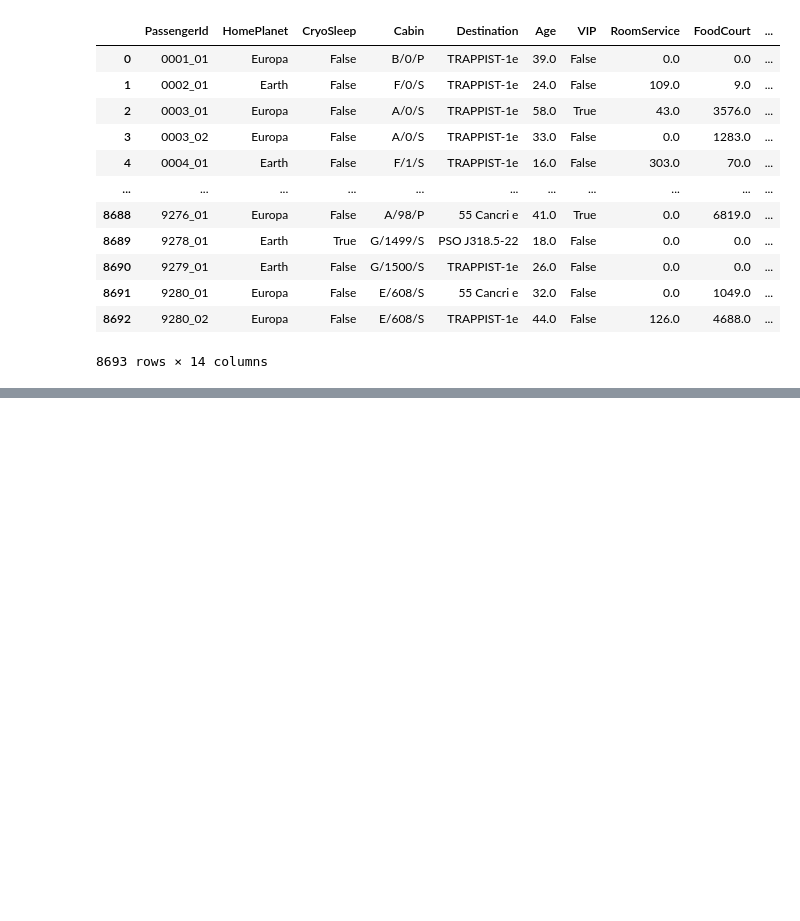
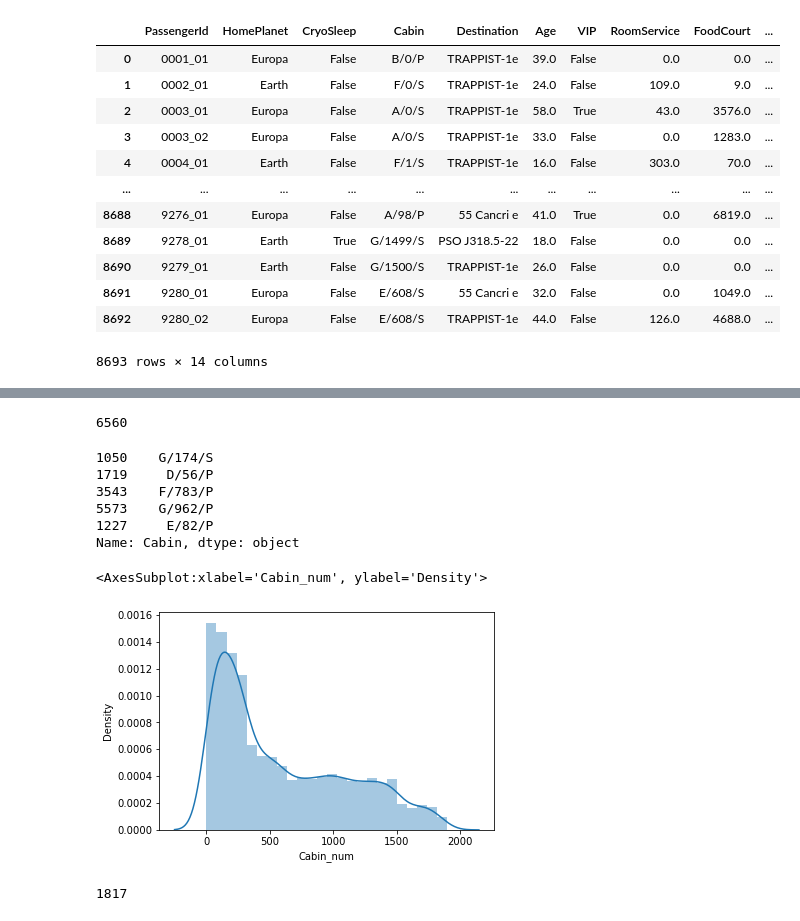
Before and after one commit to marbc3/Spaceship-Titanic, a Jupyter notebook: spaceshiptitanic.ipynb, the cells around one changed output, grey strips where cells are left out. Saved outputs shown, nothing was run; the diff lists cells and outputs as text; code cells hidden in the pictures; blank space fills up the shorter version.

```diff
--- a/spaceshiptitanic.ipynb
+++ b/spaceshiptitanic.ipynb
@@ -21,0 +42,3 @@ df
+# %%
+df['CryoSleep'].fillna(df['CryoSleep'].mode()[0], inplace=True)
+df_test['CryoSleep'].fillna(df['CryoSleep'].mode()[0], inplace=True)
@@ -39 +69,54 @@ Transported       0
 dtype: int64
+# %%
+df.Cabin.nunique()
+# %% [output]
+6560
+# %%
+df.Cabin.sample(5)
+# %% [output]
+1050    G/174/S
+1719     D/56/P
+3543    F/783/P
+5573    G/962/P
+1227     E/82/P
+Name: Cabin, dtype: object
+# %%
+for i, row in df.iterrows():
+    if type(row['Cabin']) == str:
+        # Cabin_num
+        cabin_num = row['Cabin'].split('/')[1]
+        df.at[i, 'Cabin_num'] = cabin_num
+
+        # Cabin_deck
+        cabin_deck = row['Cabin'][0]
+        df.at[i, 'Cabin_deck'] = cabin_deck
+
+        # Cabin_side
+        cabin_side = row['Cabin'][-1]
+        df.at[i, 'Cabin_side'] = cabin_side
+    else:
+        df.at[i, 'Cabin_num'] = None
+        df.at[i, 'Cabin_deck'] = None
+        df.at[i, 'Cabin_side'] = None
+
+
+for i, row in df_test.iterrows():
+    if type(row['Cabin']) == str:
+        # Cabin_num
+        cabin_num = row['Cabin'].split('/')[1]
+        df_test.at[i, 'Cabin_num'] = cabin_num
+
+        # Cabin_deck
+        cabin_deck = row['Cabin'][0]
+        df_test.at[i, 'Cabin_deck'] = cabin_deck
+
+        # Cabin_side
+        cabin_side = row['Cabin'][-1]
+        df_test.at[i, 'Cabin_side'] = cabin_side
+    else:
+        df_test.at[i, 'Cabin_num'] = None
+        df_test.at[i, 'Cabin_deck'] = None
+        df_test.at[i, 'Cabin_side'] = None
+# %%
+df.drop(columns=["Cabin"], inplace=True)
+df_test.drop(columns=["Cabin"], inplace=True)
@@ -39,0 +125,9 @@ dtype: int64
+# %%
+sns.distplot(df.Cabin_num)
+# %% [output]
+<AxesSubplot:xlabel='Cabin_num', ylabel='Density'>
+[figure, added]
+# %%
+df.Cabin_num.nunique()
+# %% [output]
+1817
```
Also changed, not shown: parts of 20 cells of this notebook.
